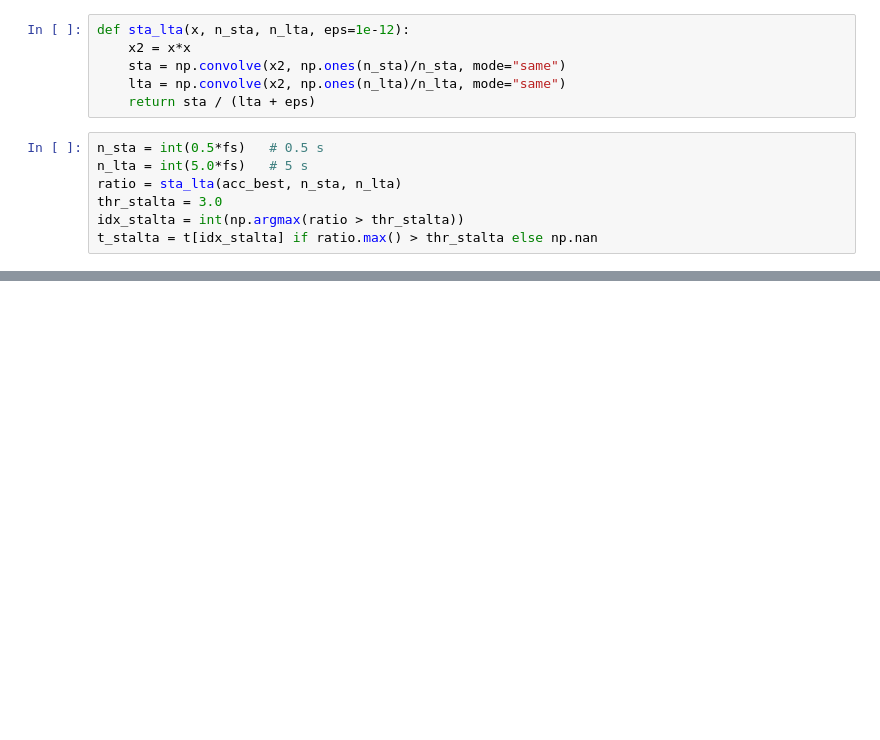
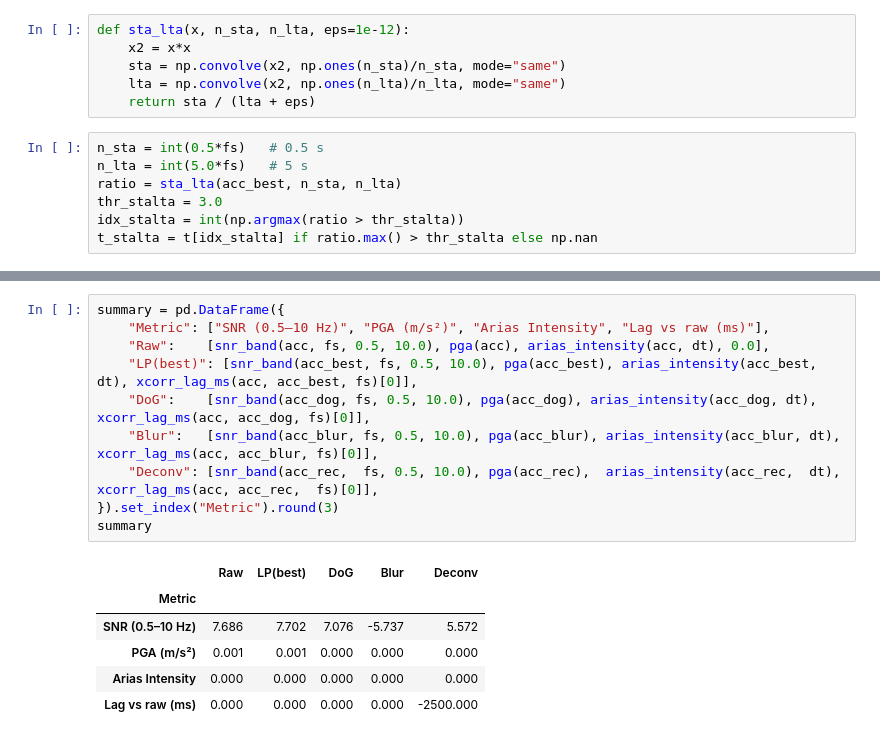
Before and after one commit to infamousperi/GBSV_MC, a Jupyter notebook: MC1/Convolution_Filtering_in_the_Spatial_Domain.ipynb, the cells around one changed output, grey strips where cells are left out. Saved outputs shown, nothing was run; the diff lists cells and outputs as text; blank space fills up the shorter version.

```diff
--- a/MC1/Convolution_Filtering_in_the_Spatial_Domain.ipynb
+++ b/MC1/Convolution_Filtering_in_the_Spatial_Domain.ipynb
@@ -496,0 +547,17 @@ STA/LTA onset ≈ 981.050 s
+# %%
+summary = pd.DataFrame({
+    "Metric": ["SNR (0.5–10 Hz)", "PGA (m/s²)", "Arias Intensity", "Lag vs raw (ms)"],
+    "Raw":    [snr_band(acc, fs, 0.5, 10.0), pga(acc), arias_intensity(acc, dt), 0.0],
+    "LP(best)": [snr_band(acc_best, fs, 0.5, 10.0), pga(acc_best), arias_intensity(acc_best, dt), xcorr_lag_ms(acc, acc_best, fs)[0]],
+    "DoG":    [snr_band(acc_dog, fs, 0.5, 10.0), pga(acc_dog), arias_intensity(acc_dog, dt), xcorr_lag_ms(acc, acc_dog, fs)[0]],
+    "Blur":   [snr_band(acc_blur, fs, 0.5, 10.0), pga(acc_blur), arias_intensity(acc_blur, dt), xcorr_lag_ms(acc, acc_blur, fs)[0]],
+    "Deconv": [snr_band(acc_rec,  fs, 0.5, 10.0), pga(acc_rec),  arias_intensity(acc_rec,  dt), xcorr_lag_ms(acc, acc_rec,  fs)[0]],
+}).set_index("Metric").round(3)
+summary
+# %% [output]
+|  | Raw | LP(best) | DoG | Blur | Deconv |
+| Metric |  |  |  |  |  |
+| SNR (0.5–10 Hz) | 7.686 | 7.702 | 7.076 | -5.737 | 5.572 |
+| PGA (m/s²) | 0.001 | 0.001 | 0.000 | 0.000 | 0.000 |
+| Arias Intensity | 0.000 | 0.000 | 0.000 | 0.000 | 0.000 |
+| Lag vs raw (ms) | 0.000 | 0.000 | 0.000 | 0.000 | -2500.000 |
```
Also changed, not shown: parts of 7 cells of this notebook.
